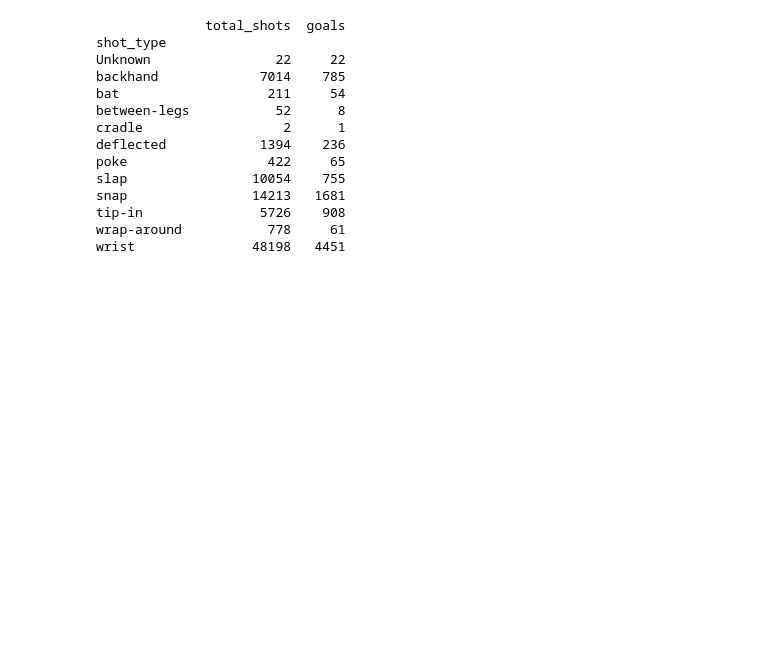
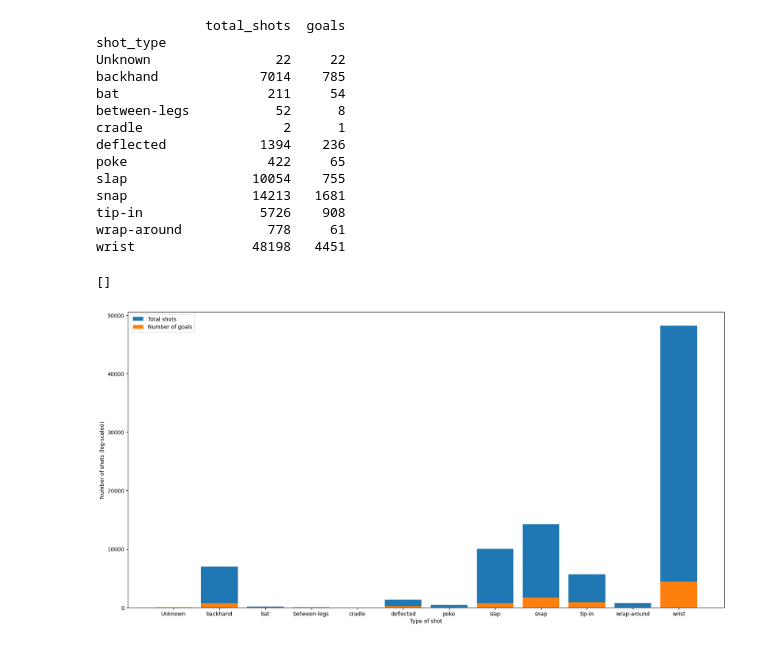
Before and after one commit to SlimeOverlord/nhl-data-analysis, a Jupyter notebook: ift6758/visualizations/simple_visualizations.ipynb, the cells around one changed output. Drawn from its saved outputs; the diff is of its cells as text; code cells hidden in the pictures; blank space fills up the shorter version.

Commit message:
First graph almost done for simple visualization

```diff
--- a/ift6758/visualizations/simple_visualizations.ipynb
+++ b/ift6758/visualizations/simple_visualizations.ipynb
@@ -46,3 +46,17 @@ snap                14213   1681
 tip-in               5726    908
 wrap-around           778     61
 wrist               48198   4451
+# %%
+plt.figure(figsize=(20,10))
+
+plt.bar(shots_df.index, shots_df["total_shots"], label="Total shots")
+plt.bar(shots_df.index, shots_df["goals"], label="Number of goals")
+
+plt.xlabel("Type of shot")
+plt.ylabel("Number of shots (log-scaled)")
+#plt.yscale("log")
+plt.legend()
+plt.plot()
+# %% [output]
+[]
+[figure, added]
```
